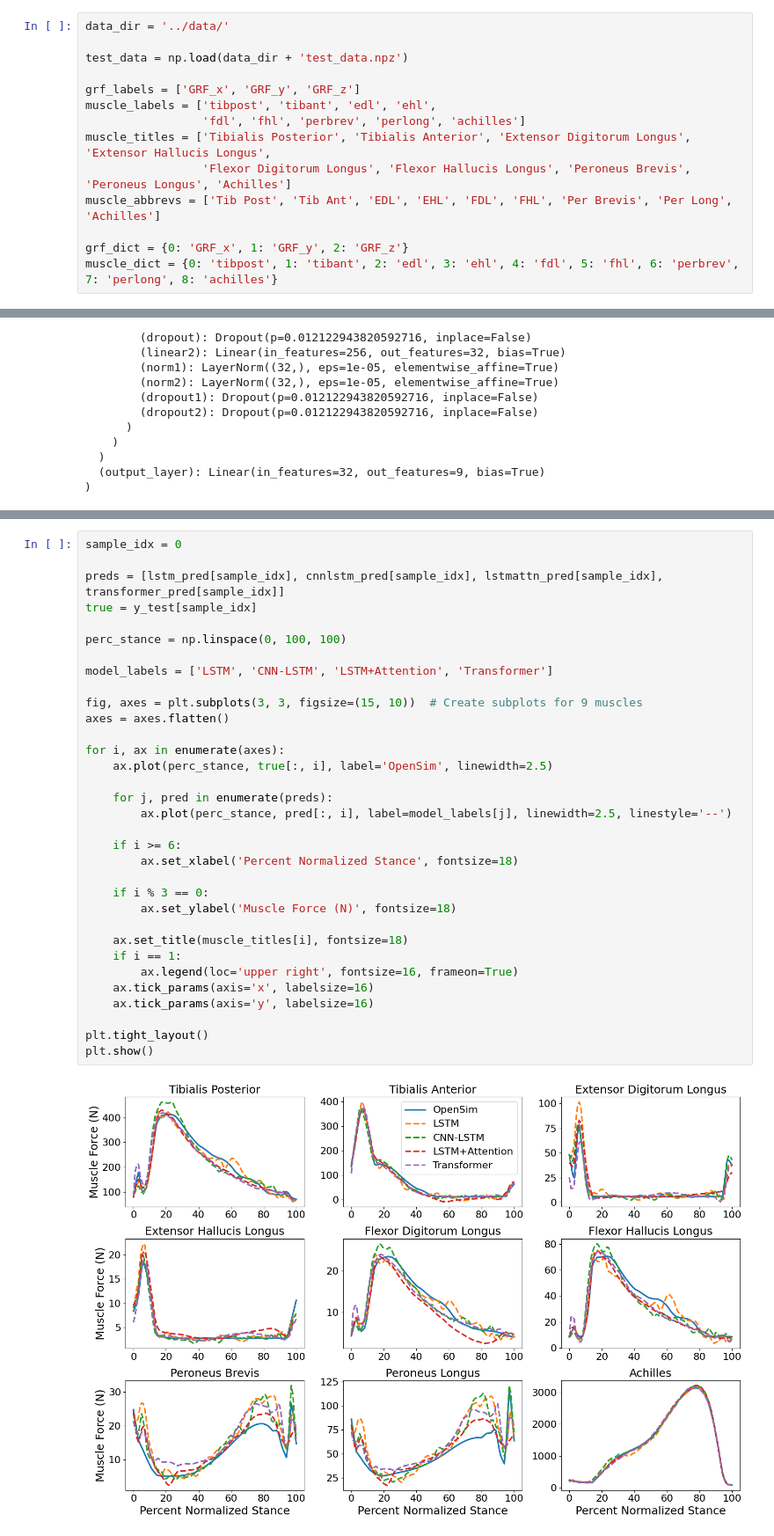
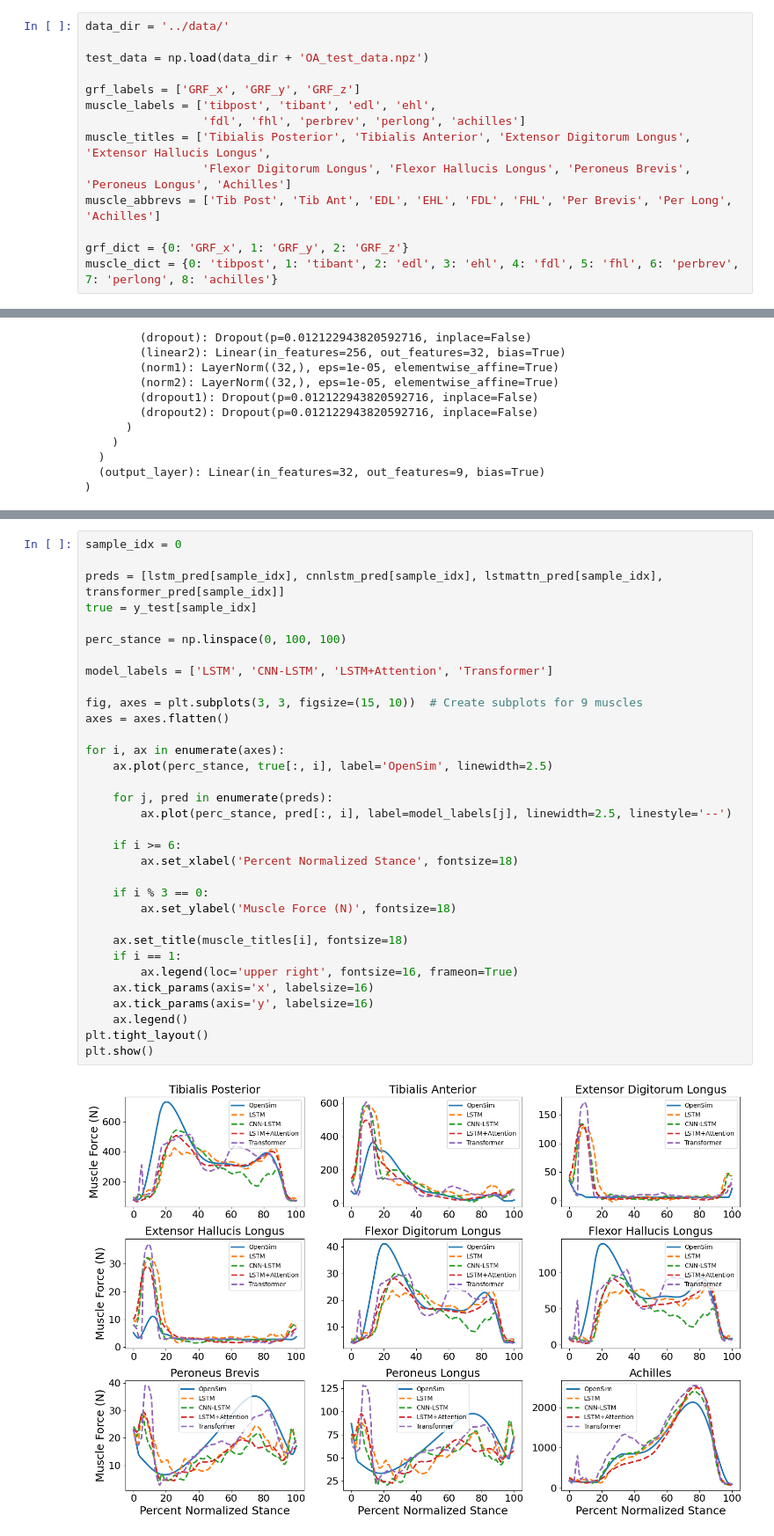
Before and after one commit to anth0nyhle/GRFMuscleModel, a Jupyter notebook: scripts/Compare_Models.ipynb, the cells around one changed output, grey strips where cells are left out. Shown at 88% size. Cells and saved outputs as stored; diff of their text form.

```diff
--- a/scripts/Compare_Models.ipynb
+++ b/scripts/Compare_Models.ipynb
@@ -29,7 +24,7 @@ Device: cuda
 # %%
 data_dir = '../data/'
 
-test_data = np.load(data_dir + 'test_data.npz')
+test_data = np.load(data_dir + 'OA_test_data.npz')
 
 grf_labels = ['GRF_x', 'GRF_y', 'GRF_z']
 muscle_labels = ['tibpost', 'tibant', 'edl', 'ehl',
@@ -448,32 +460,32 @@ sample_idx = 0
 preds = [lstm_pred[sample_idx], cnnlstm_pred[sample_idx], lstmattn_pred[sample_idx], transformer_pred[sample_idx]]
 true = y_test[sample_idx]
 
 perc_stance = np.linspace(0, 100, 100)
 
 model_labels = ['LSTM', 'CNN-LSTM', 'LSTM+Attention', 'Transformer']
 
 fig, axes = plt.subplots(3, 3, figsize=(15, 10))  # Create subplots for 9 muscles
 axes = axes.flatten()
 
 for i, ax in enumerate(axes):
     ax.plot(perc_stance, true[:, i], label='OpenSim', linewidth=2.5)
 
     for j, pred in enumerate(preds):
         ax.plot(perc_stance, pred[:, i], label=model_labels[j], linewidth=2.5, linestyle='--')
 
     if i >= 6:
         ax.set_xlabel('Percent Normalized Stance', fontsize=18)
 
     if i % 3 == 0:
         ax.set_ylabel('Muscle Force (N)', fontsize=18)
 
     ax.set_title(muscle_titles[i], fontsize=18)
     if i == 1:
         ax.legend(loc='upper right', fontsize=16, frameon=True)
     ax.tick_params(axis='x', labelsize=16)
     ax.tick_params(axis='y', labelsize=16)
-
+    ax.legend()
 plt.tight_layout()
 plt.show()
 # %% [output]
-[figure, old version]
+[figure, new version]
```
Also changed, not shown: parts of 42 cells of this notebook, 25 other files.
